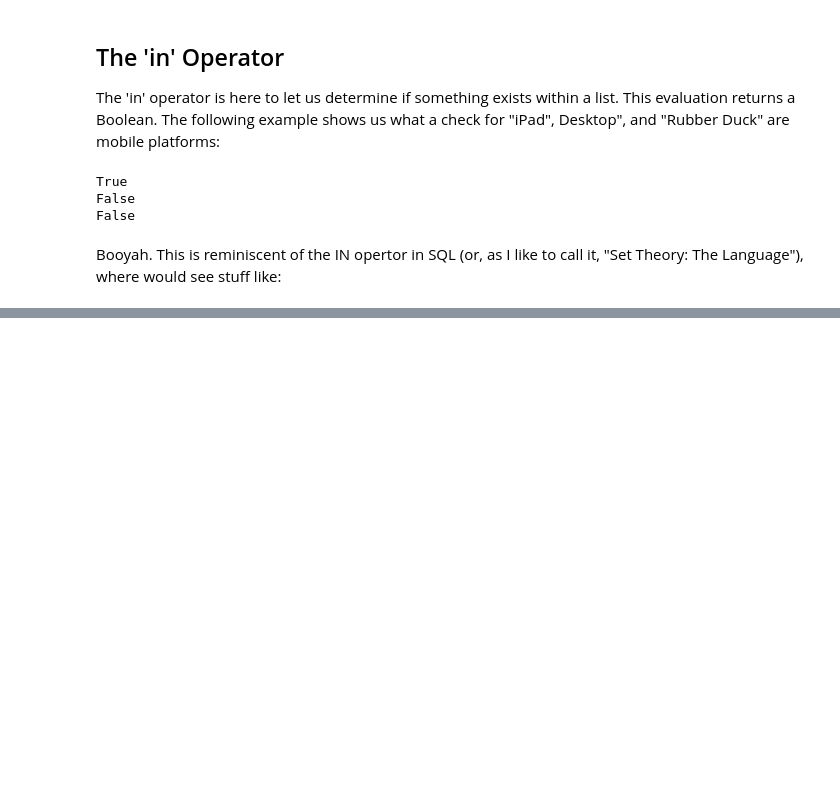
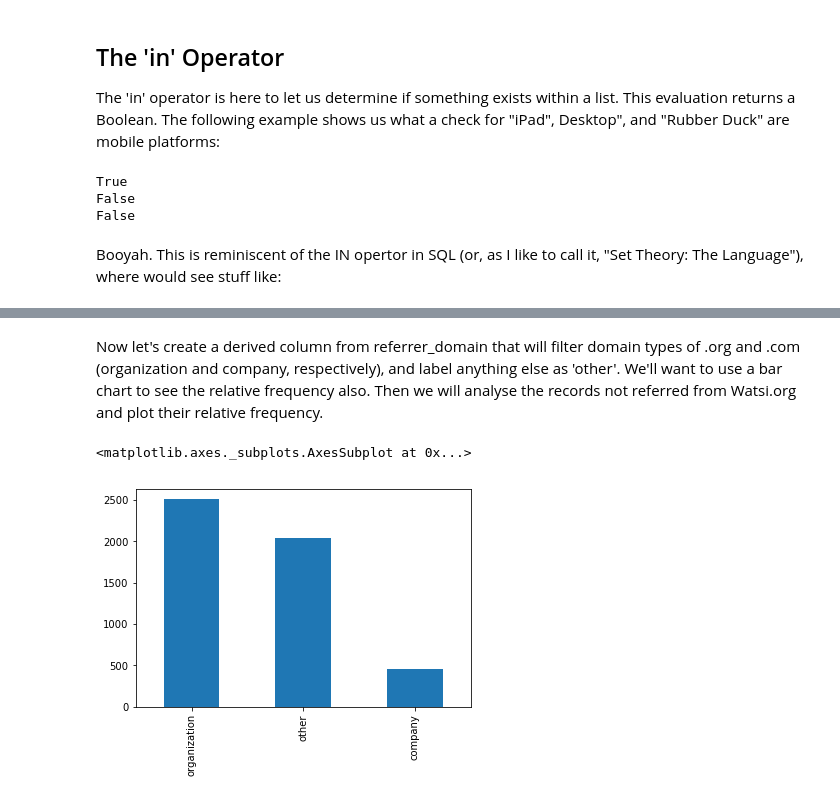
Before and after one commit to nellac77/gitfunkhouse, a Jupyter notebook: mode/Python Basics.ipynb, the cells around one changed output, grey strips where cells are left out. Cells and saved outputs as stored; diff of their text form; code cells hidden in the pictures; blank space fills up the shorter version.

```diff
--- a/mode/Python Basics.ipynb
+++ b/mode/Python Basics.ipynb
@@ -988,0 +1197,7 @@ SELECT * FROM tutorial.watsi_events
+# %%
+def get_referrer_length(referrer):
+    return len(referrer)
+
+data['referrer_len'] = data['referrer'].apply(get_referrer_length)
+
+data[['referrer', 'referrer_len']].head() # quick look to see if it's what we expect
@@ -988,0 +1211,19 @@ SELECT * FROM tutorial.watsi_events
+# %% [markdown]
+Now let's create a derived column from referrer_domain that will filter domain types of .org and .com (organization and company, respectively), and label anything else as 'other'. We'll want to use a bar chart to see the relative frequency also. Then we will analyse the records not referred from Watsi.org and plot their relative frequency.
+# %%
+tlds = ['.org', '.com']
+
+def filter_tld(domain):
+    if '.org' in domain:
+        return 'organization'
+    elif '.com' in domain:
+        return 'company'
+    else:
+        return 'other'
+
+data['tld'] = data['referrer_domain'].apply(filter_tld)
+
+data['tld'].value_counts().plot(kind='bar')
+# %% [output]
+<matplotlib.axes._subplots.AxesSubplot at 0x...>
+[figure, added]
```
Also changed, not shown: parts of 48 cells of this notebook.
